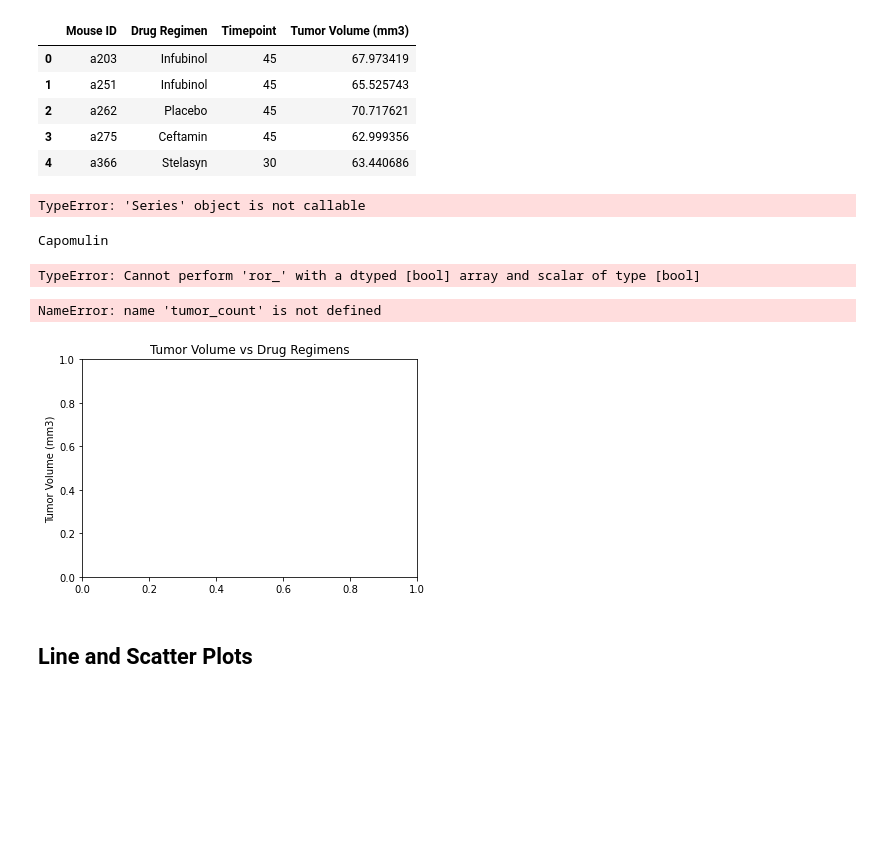
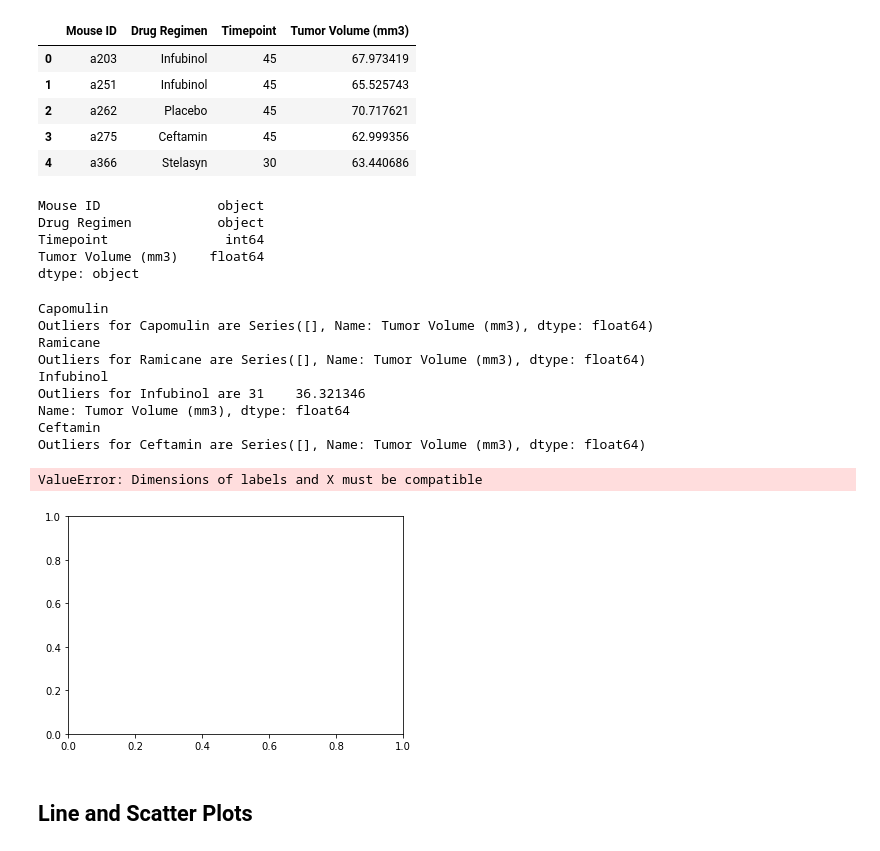
Before and after one commit to miatsivitse/matplotlib-challenge, a Jupyter notebook: Assignment/Assignment 5 - Pymaceuticals.ipynb, the cells around one changed output. Saved outputs shown, nothing was run; the diff lists cells and outputs as text; code cells hidden in the pictures; blank space fills up the shorter version.

Commit message:
update outliers, print statement and fix boxplot data source

```diff
--- a/Assignment/Assignment 5 - Pymaceuticals.ipynb
+++ b/Assignment/Assignment 5 - Pymaceuticals.ipynb
@@ -238,12 +238,16 @@ final_tumor_volume.head()
 | 3 | a275 | Ceftamin | 45 | 62.999356 |
 | 4 | a366 | Stelasyn | 30 | 63.440686 |
 # %%
-final_tumor_volume.dtypes()
+final_tumor_volume.dtypes
 # %% [output]
-TypeError: 'Series' object is not callable
+Mouse ID               object
+Drug Regimen           object
+Timepoint               int64
+Tumor Volume (mm3)    float64
+dtype: object
 # %%
 # Put treatments into a list for for loop (and later for plot labels)
-drugs = ["Capomulin" , "Ramicane", "Infubinol", "Ceftamin"]
+drugs = ['Capomulin', 'Ramicane', 'Infubinol', 'Ceftamin']
 
 # Create empty list to fill with tumor vol data (for plotting)
 tumor_vol_data = []
@@ -252,36 +256,46 @@ tumor_vol_data = []
 for drug in drugs:
 
      # Locate the rows which contain mice on each drug and get the tumor volumes
-    tumor_count = final_tumor_volume.loc[final_tumor_volume["Drug Regimen"] == drug, "Tumor Volume (mm3)"]
+    tumor_count = final_tumor_volume.loc[final_tumor_volume['Drug Regimen'] == drug, 'Tumor Volume (mm3)']
     # add subset
     tumor_vol_data.append(tumor_count)
 
+    # Determine outliers using upper and lower bounds
+
     quartiles = tumor_count.quantile([.25,.5,.75])
-    lowerq=quartiles[0.25]
-    upperq=quartiles[0.75]
-    iqr=upperq-lowerq
+    lowerq = quartiles[0.25]
+    upperq = quartiles[0.75]
+    iqr = upperq-lowerq
+    lower_bound = lowerq -(1.5*iqr)
+    upper_bound = upperq +(1.5*iqr)
+
+    outliers = tumor_count.loc[(tumor_count < lower_bound) | (tumor_count > upper_bound)]
 
     print(f"{drug}")
-
-    # Determine outliers using upper and lower bounds
-    lower_bound = lowerq -(1.5*iqr)
-    upper_bound = upperq +(1.5*iqr)
-    outliers = tumor_count.loc[tumor_count < lower_bound | (tumor_count > upper_bound)]
-
-    print(f"{drugs}'s potential outliers: {outliers}\n")
+    print(f"Outliers for {drug} are {outliers}")
 # %% [output]
 Capomulin
+Outliers for Capomulin are Series([], Name: Tumor Volume (mm3), dtype: float64)
+Ramicane
+Outliers for Ramicane are Series([], Name: Tumor Volume (mm3), dtype: float64)
+Infubinol
+Outliers for Infubinol are 31    36.321346
+Name: Tumor Volume (mm3), dtype: float64
+Ceftamin
+Outliers for Ceftamin are Series([], Name: Tumor Volume (mm3), dtype: float64)
-TypeError: Cannot perform 'ror_' with a dtyped [bool] array and scalar of type [bool]
 # %%
 # Generate a box plot of the final tumor volume of each mouse across four regimens of interest
-fig1, ax1 = plt.subplots()
-ax1.set_title("Tumor Volume vs Drug Regimens")
-ax1.set_ylabel("Tumor Volume (mm3)")
-ax1.boxplot(tumor_count)
+plt.boxplot(tumor_count, labels=drugs, flierprops={'marker': 'o', 'markersize': 12, 'markerfacecolor': 'b'})
+plt.ylabel('Tumor Volume (mm3)')
+
+# fig1, ax1 = plt.subplots()
+# ax1.set_title("Tumor Volume vs Drug Regimens")
+# ax1.set_ylabel("Tumor Volume (mm3)")
+# ax1.boxplot(tumor_count)
 plt.show()
 # %% [output]
-NameError: name 'tumor_count' is not defined
+ValueError: Dimensions of labels and X must be compatible
-[figure, old version]
+[figure, new version]
 # %% [markdown]
 ## Line and Scatter Plots
 # %%
```
